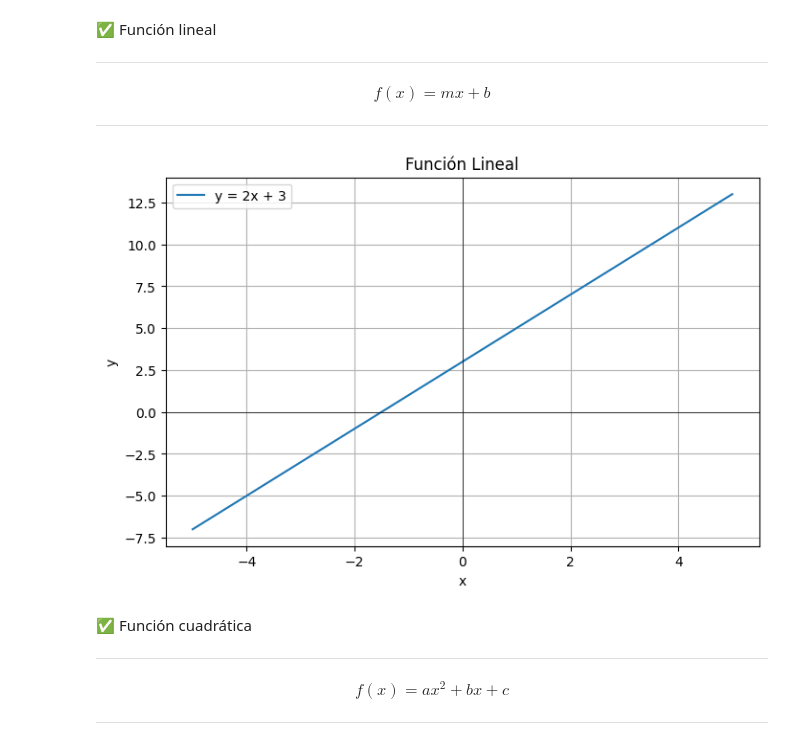
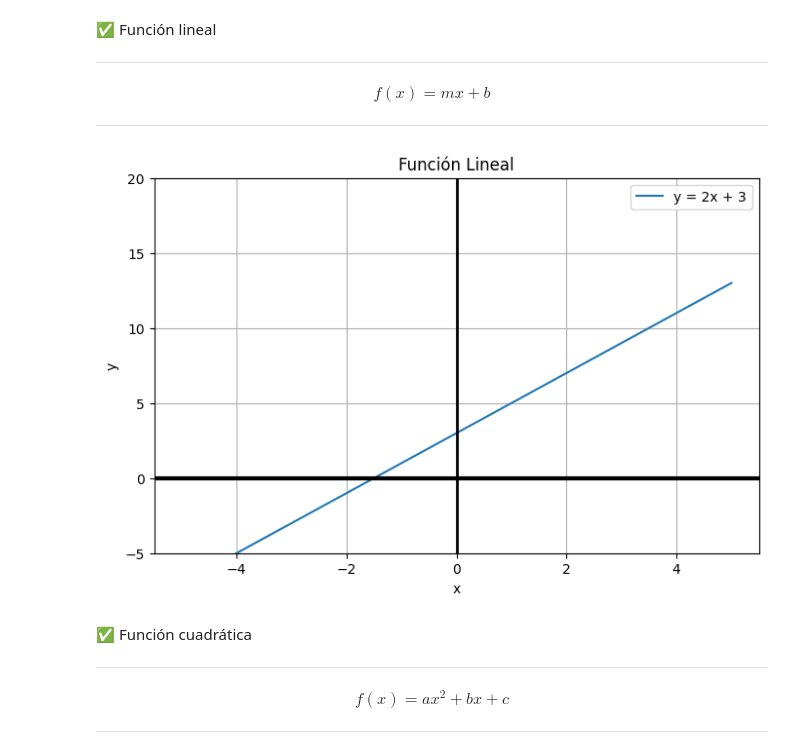
Before and after one commit to Danino99/Laboratorio-de-Metodos-Cuantitativos-Aplicados-a-la-Gestion, a Jupyter notebook: 02_modelado_y_sistemas/clase03.ipynb, the cells around one changed output. Cells and saved outputs as stored; diff of their text form; code cells hidden in the pictures.

```diff
--- a/02_modelado_y_sistemas/clase03.ipynb
+++ b/02_modelado_y_sistemas/clase03.ipynb
@@ -75,30 +75,31 @@ $$f(x) = mx + b$$
 # %%
 #Función lineal
 
 # Establecemos los parámetros de la función
 # m=pendiente ; b=ordenada al origen
 
 m = 2    # Podemos cambiar la pendiente y ver el efecto!
 b = 3    # Podemos cambiar la ordenada al origen y ver el efecto!
 
 # Generamos puntos para graficar
 x = np.linspace(-5, 5, 100) # generamos el espacio de x desde -5 hasta 5 con 100 puntos
 y = m * x + b # ponemos la funcion
 
 # Creamos el gráfico
 
 plt.figure(figsize=(8,5))  # Define el tamaño de la figura (ancho x alto)
 plt.plot(x, y, label=f'y = {m}x + {b}')  # Dibuja la línea con su ecuación como leyenda
-plt.axhline(0, color='black', linewidth=0.5)  # Dibuja eje horizontal (x)
-plt.axvline(0, color='black', linewidth=0.5)  # Dibuja eje vertical (y)
+plt.axhline(0, color='black', linewidth=3)  # Dibuja eje horizontal (x)
+plt.axvline(0, color='black', linewidth=2)  # Dibuja eje vertical (y)
 plt.title('Función Lineal')  # Título del gráfico
 plt.xlabel('x')  # Etiqueta del eje x
 plt.ylabel('y')  # Etiqueta del eje y
+plt.ylim(-5, 20)  # muestra solo entre y=0 e y=500
 plt.legend()  # Muestra la leyenda (etiqueta de la línea)
 plt.grid(True)  # Activa la cuadrícula
 plt.show()  # Muestra el gráfico en pantalla
 # %% [output]
-[figure, old version]
+[figure, new version]
 # %% [markdown]
 ✅ Función cuadrática
 
```
Also changed, not shown: parts of 5 cells of this notebook, 12 other files.
